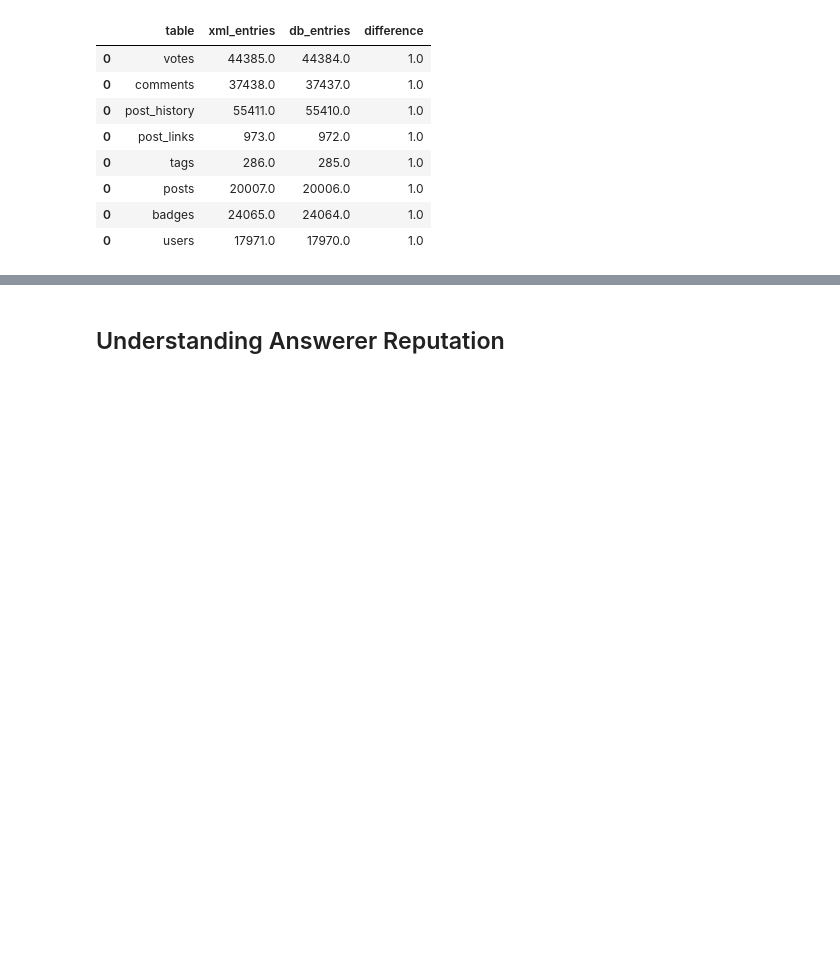
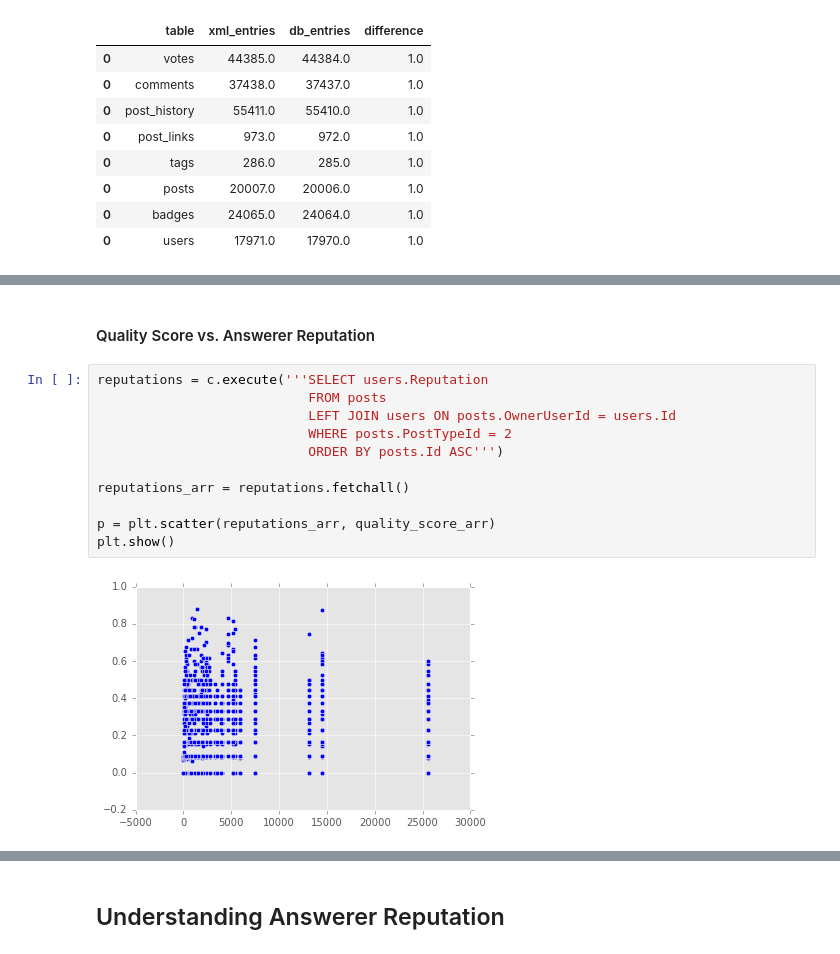
Before and after one commit to alexmfriedman/stack-exchange-analysis, a Jupyter notebook: Stack Overflow Analysis.ipynb, the cells around one changed output, grey strips where cells are left out. Cells and saved outputs as stored; diff of their text form; blank space fills up the shorter version.

```diff
--- a/Stack Overflow Analysis.ipynb
+++ b/Stack Overflow Analysis.ipynb
@@ -353,0 +380,15 @@ plt.show()
+# %% [markdown]
+#### Quality Score vs. Answerer Reputation
+# %%
+reputations = c.execute('''SELECT users.Reputation
+                           FROM posts
+                           LEFT JOIN users ON posts.OwnerUserId = users.Id
+                           WHERE posts.PostTypeId = 2
+                           ORDER BY posts.Id ASC''')
+
+reputations_arr = reputations.fetchall()
+
+p = plt.scatter(reputations_arr, quality_score_arr)
+plt.show()
+# %% [output]
+[figure, added]
```
Also changed, not shown: parts of 12 cells of this notebook.
